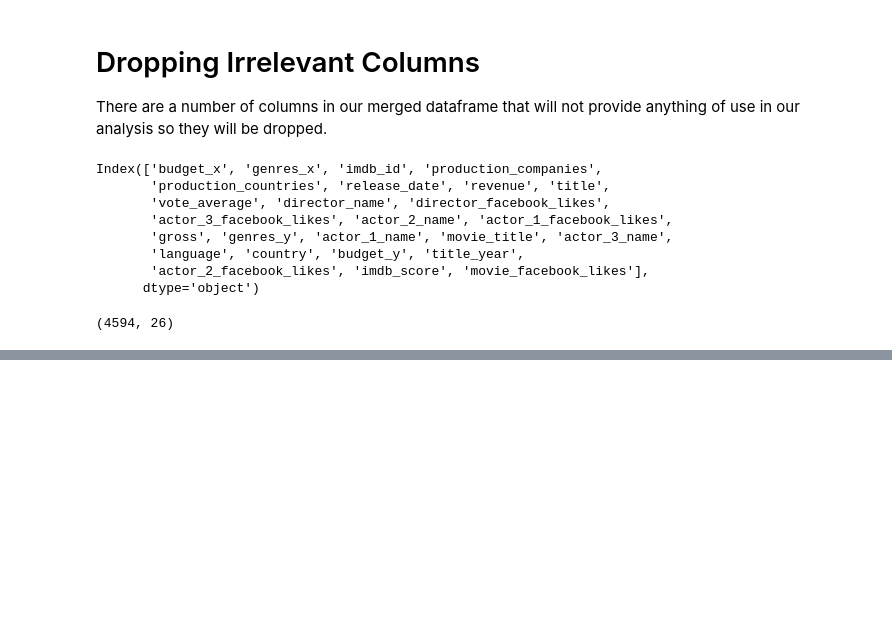
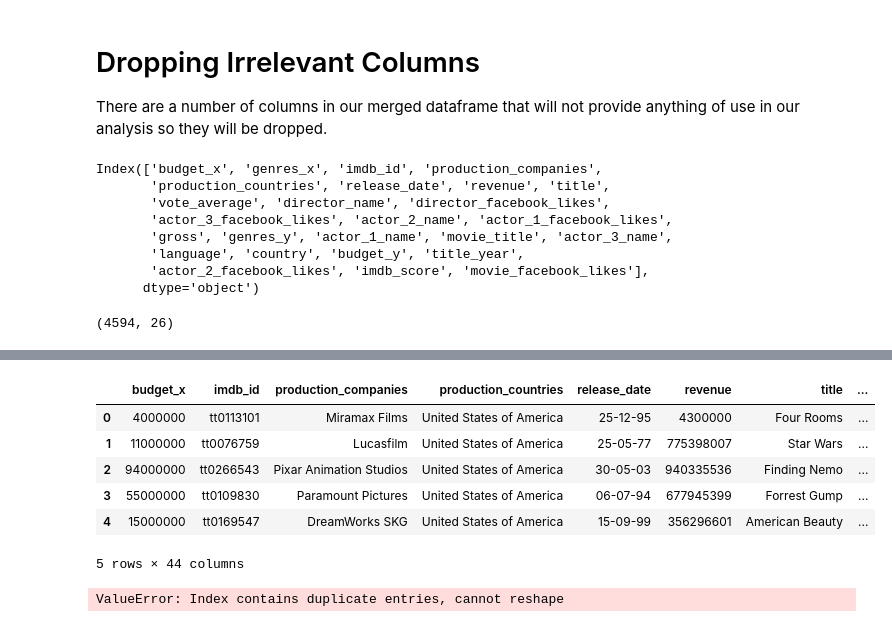
Before and after one commit to arianaroz/data-science-project-2019, a Jupyter notebook: project_working.ipynb, the cells around one changed output, grey strips where cells are left out. Drawn from its saved outputs; the diff is of its cells as text; code cells hidden in the pictures; blank space fills up the shorter version.

```diff
--- a/project_working.ipynb
+++ b/project_working.ipynb
@@ -172,0 +217,19 @@ new_df.shape
+# %%
+#Creating a dummy dataframe for genres and joining it back into our original dataframe
+clean_df = clean_df.join(clean_df.pop('genres_x').str.get_dummies('|'))
+# %%
+clean_df.head()
+# %% [output]
+|  | budget_x | imdb_id | production_companies | production_countries | release_date | revenue | title | ... |
+| 0 | 4000000 | tt0113101 | Miramax Films | United States of America | 25-12-95 | 4300000 | Four Rooms | ... |
+| 1 | 11000000 | tt0076759 | Lucasfilm | United States of America | 25-05-77 | 775398007 | Star Wars | ... |
+| 2 | 94000000 | tt0266543 | Pixar Animation Studios | United States of America | 30-05-03 | 940335536 | Finding Nemo | ... |
+| 3 | 55000000 | tt0109830 | Paramount Pictures | United States of America | 06-07-94 | 677945399 | Forrest Gump | ... |
+| 4 | 15000000 | tt0169547 | DreamWorks SKG | United States of America | 15-09-99 | 356296601 | American Beauty | ... |
+5 rows × 44 columns
+# %%
+sns.set()
+test = clean_df.pivot("production_countries", "vote_average")
+yy = sns.heatmap(test)
+# %% [output]
+ValueError: Index contains duplicate entries, cannot reshape
```
Also changed, not shown: parts of 4 cells of this notebook.
